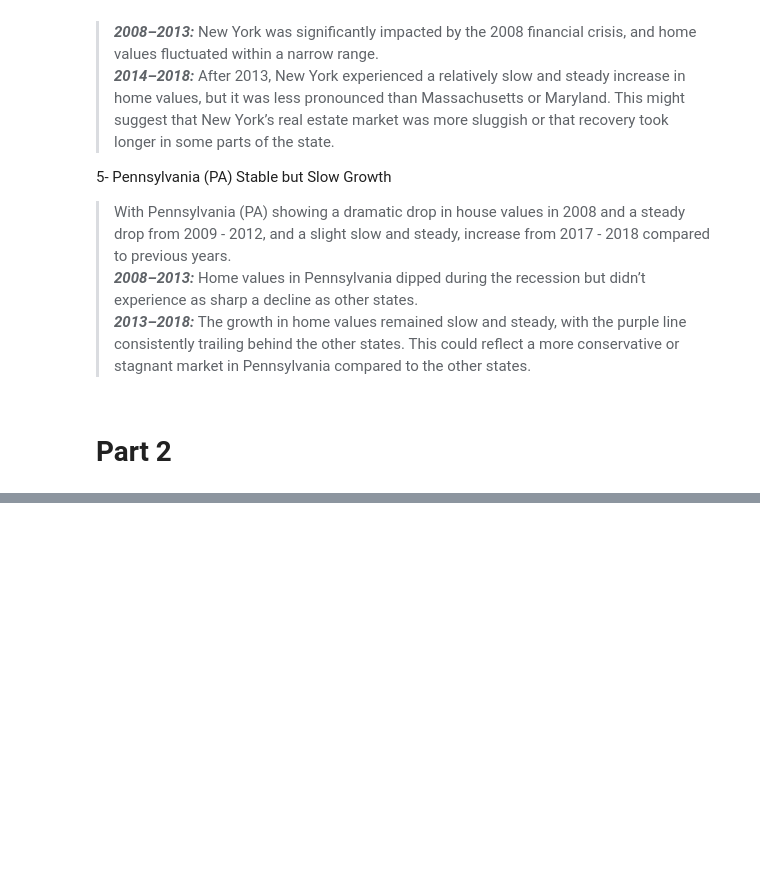
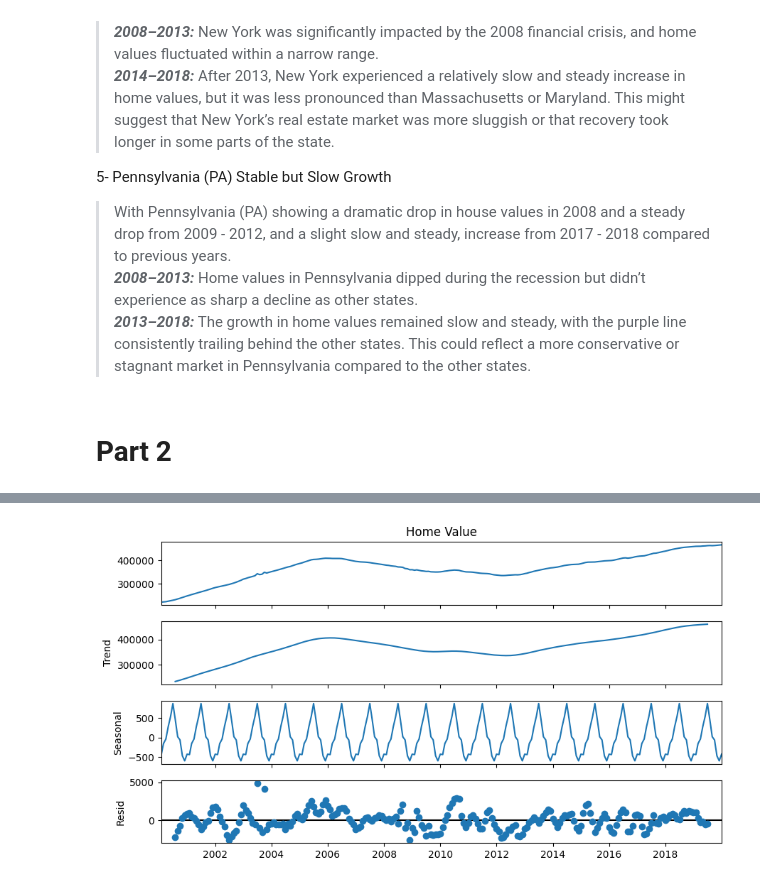
Before and after one commit to Rahafhosari/DataScience2024-2025, a Jupyter notebook: timeseries_analysis_exam_rahaf_hosari.ipynb, the cells around one changed output, grey strips where cells are left out. Cells and saved outputs as stored; diff of their text form; code cells hidden in the pictures; blank space fills up the shorter version.

```diff
--- a/timeseries_analysis_exam_rahaf_hosari.ipynb
+++ b/timeseries_analysis_exam_rahaf_hosari.ipynb
@@ -663,0 +826,8 @@ This Recession effect on Real Estate Sector leads to a reduced level of real est
+# %%
+## Use Seasonal Decompose to check for seasonality
+decomp = tsa.seasonal_decompose(ma_ts_resampled)
+fig = decomp.plot()
+fig.set_size_inches(9, 5)
+fig.tight_layout()
+# %% [output]
+[figure, added]
```
Also changed, not shown: parts of 118 cells of this notebook.
